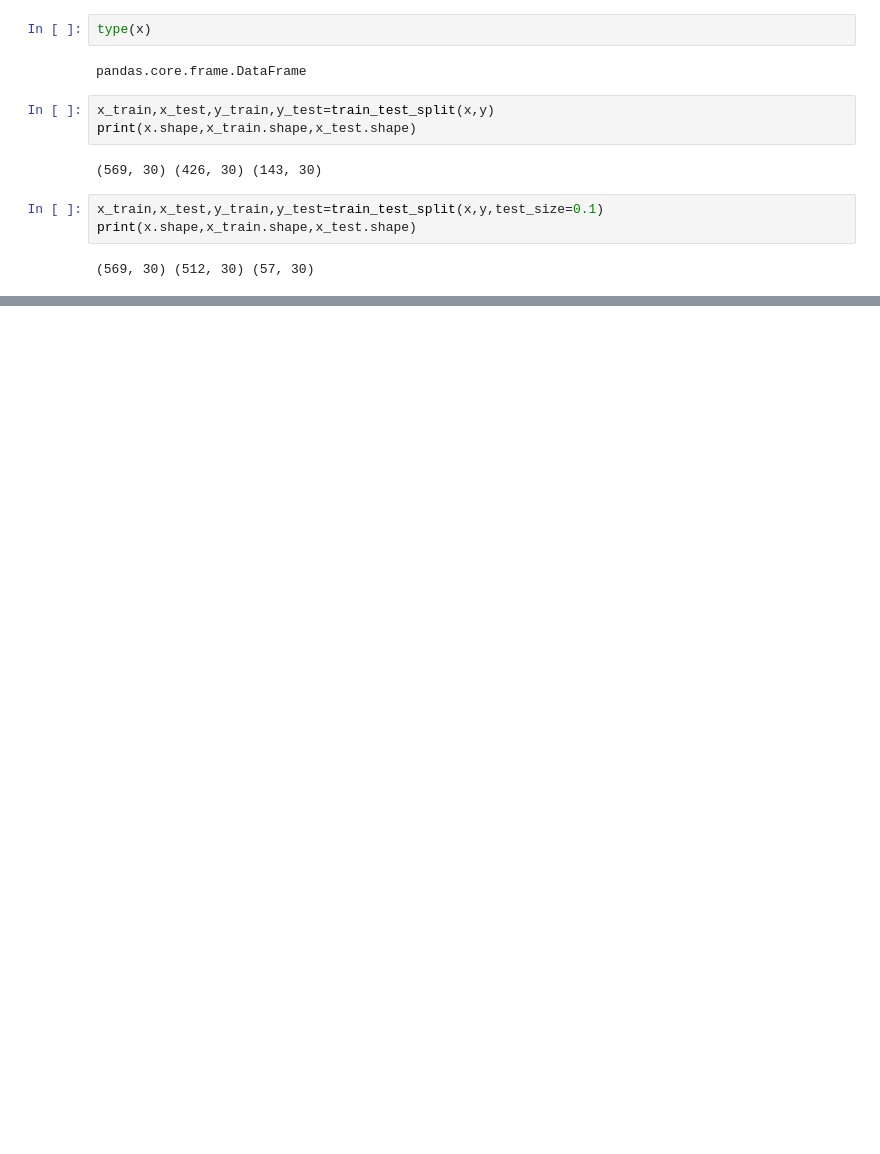
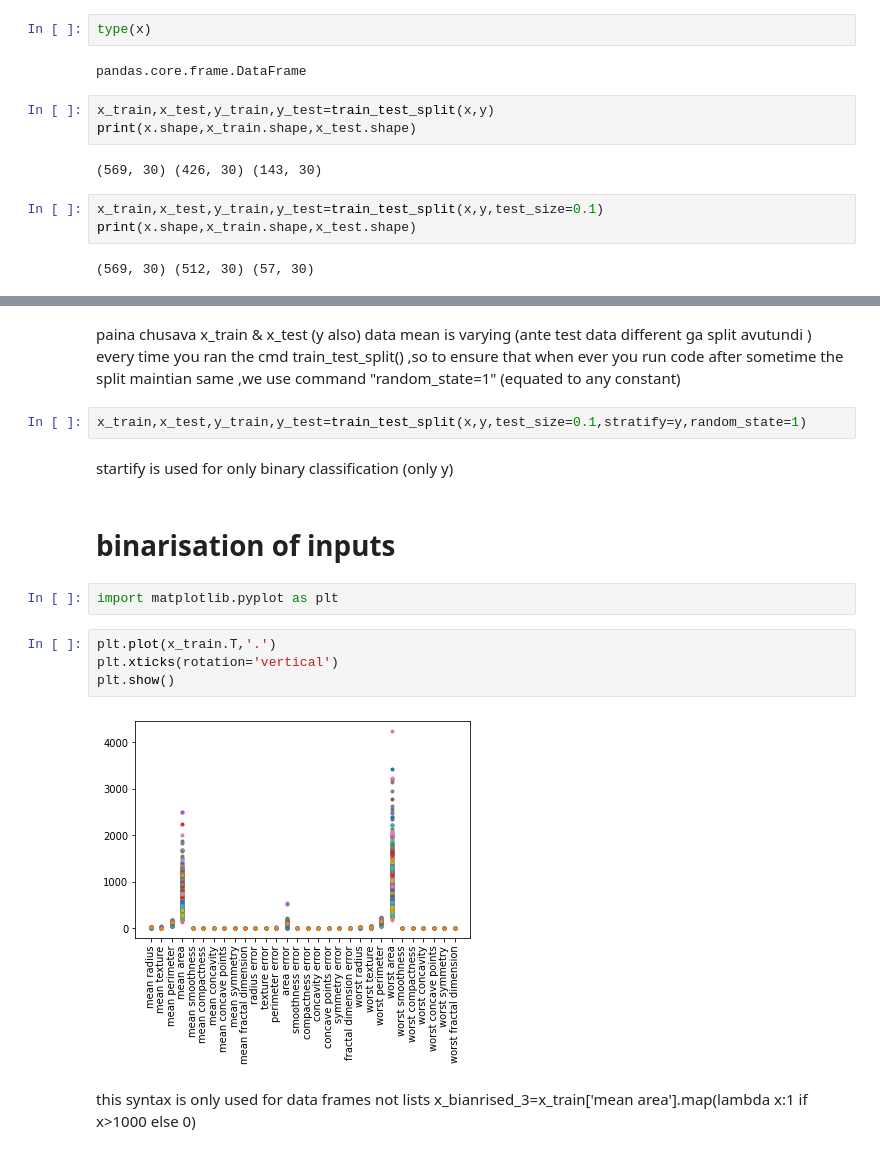
Before and after one commit to nbs19/deep-learning, a Jupyter notebook: mpneuron.ipynb, the cells around one changed output, grey strips where cells are left out. Saved outputs shown, nothing was run; the diff lists cells and outputs as text; blank space fills up the shorter version.

```diff
--- a/mpneuron.ipynb
+++ b/mpneuron.ipynb
@@ -93,0 +128,18 @@ print(x.shape,x_train.shape,x_test.shape)
+# %% [markdown]
+paina chusava x_train & x_test (y also) data mean is varying (ante test data different ga split avutundi ) every time you ran the cmd train_test_split() ,so to ensure that when ever you run code after sometime the split maintian same ,we use command "random_state=1" (equated to any constant)
+# %%
+x_train,x_test,y_train,y_test=train_test_split(x,y,test_size=0.1,stratify=y,random_state=1)
+# %% [markdown]
+startify is used for only binary classification (only y)
+# %% [markdown]
+# binarisation of inputs
+# %%
+import matplotlib.pyplot as plt
+# %%
+plt.plot(x_train.T,'.')
+plt.xticks(rotation='vertical')
+plt.show()
+# %% [output]
+[figure, added]
+# %% [markdown]
+ this syntax is only used for data frames not lists x_bianrised_3=x_train['mean area'].map(lambda x:1 if x>1000 else 0)
```
Also changed, not shown: parts of 18 cells of this notebook.
